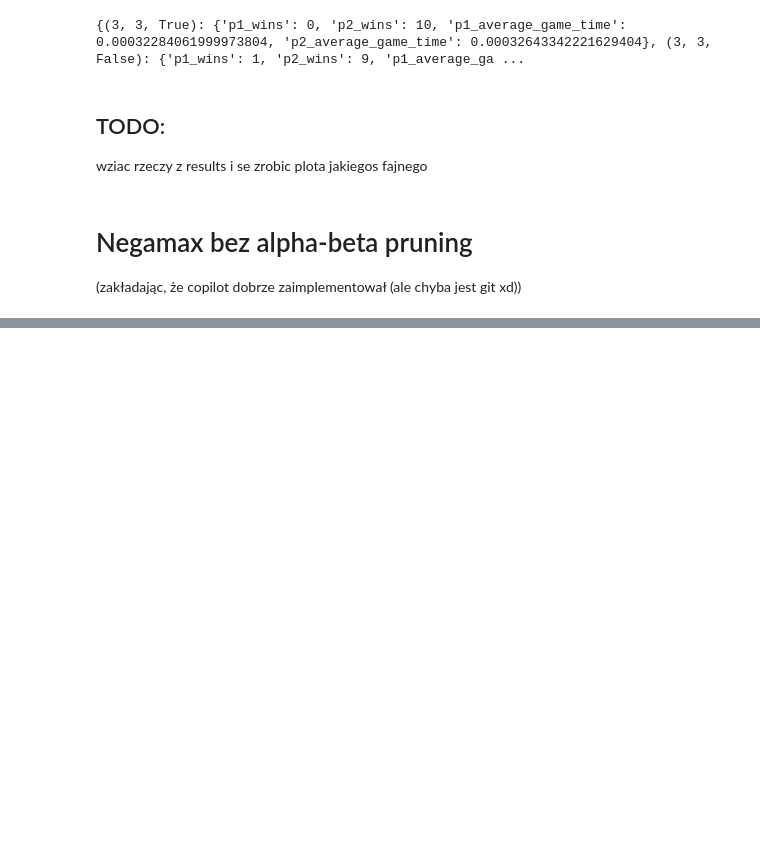
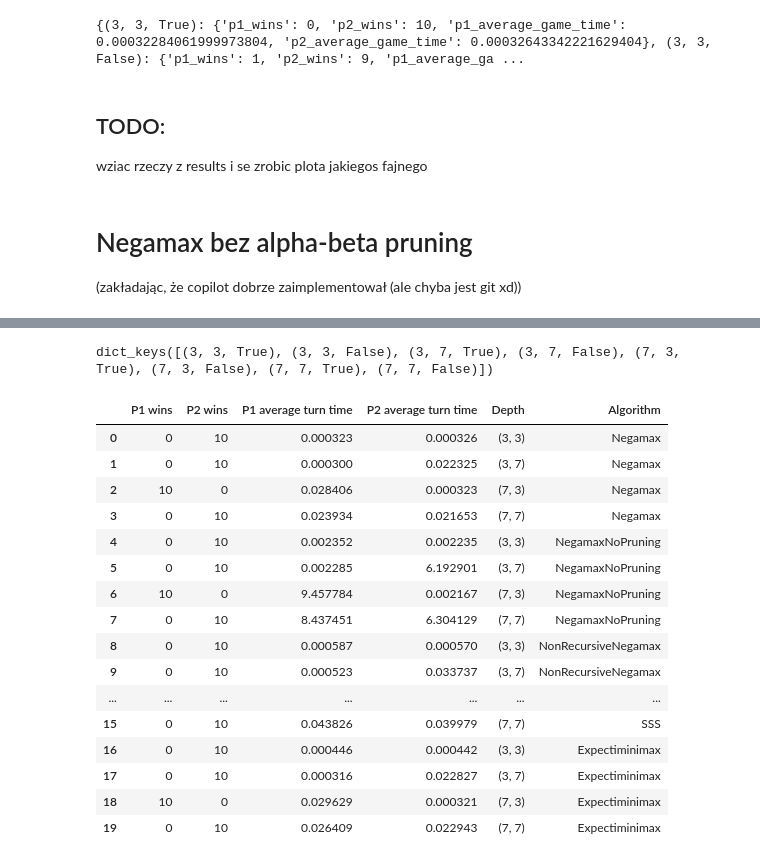
Before and after one commit to Eniterusx/inteligencja-obliczeniowa, a Jupyter notebook: lab1/script.ipynb, the cells around one changed output, grey strips where cells are left out. Cells and saved outputs as stored; diff of their text form; code cells hidden in the pictures; blank space fills up the shorter version.

```diff
--- a/lab1/script.ipynb
+++ b/lab1/script.ipynb
@@ -39,6 +40,8 @@ class Nim(TwoPlayerGame):
     def scoring(self): return 100 if self.win() else 0
 
     def ttentry(self): return tuple(self.piles) #optional, speeds up AI
+
+    def ttrestore(self, entry): self.piles = list(entry)
 # %% [markdown]
 # Negamax
 # %%
@@ -135,0 +274,64 @@ print(results)
+# %%
+# read txt, it contains a dict, assign it to a variable
+with open("results/Negamax.txt", "r") as file:
+    negamax_results = eval(file.read())
+with open("results/NegamaxNoPruning.txt", "r") as file:
+    negamax_no_pruning_results = eval(file.read())
+with open("results/NonRecursiveNegamax.txt", "r") as file:
+    non_recursive_negamax_results = eval(file.read())
+with open("results/SSS.txt", "r") as file:
+    sss_results = eval(file.read())
+with open("results/Expectiminimax.txt", "r") as file:
+    expectiminimax_results = eval(file.read())
+# %%
+negamax_results.keys()
+# %% [output]
+dict_keys([(3, 3, True), (3, 3, False), (3, 7, True), (3, 7, False), (7, 3, True), (7, 3, False), (7, 7, True), (7, 7, False)])
+# %%
+def prepare_dataframe(results, det, algorithm_name):
+    # Only take keys with deterministic = det, also remove the deterministic key
+    results = {k: v for k, v in results.items() if k[2] == det}
+    results = {k[:2]: v for k, v in results.items()}
+
+    # Convert to dataframes
+    df = pd.DataFrame(results)
+    # Swap rows with columns
+    df = df.transpose()
+    # Change column names
+    df.columns = ["P1 wins", "P2 wins", "P1 average turn time", "P2 average turn time"]
+    # Add column for the depth
+    df["Depth"] = df.index
+    # Convert float to int
+    df["P1 wins"] = df["P1 wins"].astype(int)
+    df["P2 wins"] = df["P2 wins"].astype(int)
+    # Add column for the algorithm name
+    df["Algorithm"] = algorithm_name
+    return df
+# %%
+# Append all deterministic dataframes together
+df_deterministic = pd.concat([prepare_dataframe(negamax_results, True, "Negamax"),
+                prepare_dataframe(negamax_no_pruning_results, True, "NegamaxNoPruning"),
+                prepare_dataframe(non_recursive_negamax_results, True, "NonRecursiveNegamax"),
+                prepare_dataframe(sss_results, True, "SSS"),
+                prepare_dataframe(expectiminimax_results, True, "Expectiminimax")])
+
+df_deterministic.reset_index(drop=True, inplace=True)
+df_deterministic
+# %% [output]
+|  | P1 wins | P2 wins | P1 average turn time | P2 average turn time | Depth | Algorithm |
+| 0 | 0 | 10 | 0.000323 | 0.000326 | (3, 3) | Negamax |
+| 1 | 0 | 10 | 0.000300 | 0.022325 | (3, 7) | Negamax |
+| 2 | 10 | 0 | 0.028406 | 0.000323 | (7, 3) | Negamax |
+| 3 | 0 | 10 | 0.023934 | 0.021653 | (7, 7) | Negamax |
+| 4 | 0 | 10 | 0.002352 | 0.002235 | (3, 3) | NegamaxNoPruning |
+| 5 | 0 | 10 | 0.002285 | 6.192901 | (3, 7) | NegamaxNoPruning |
+| 6 | 10 | 0 | 9.457784 | 0.002167 | (7, 3) | NegamaxNoPruning |
+| 7 | 0 | 10 | 8.437451 | 6.304129 | (7, 7) | NegamaxNoPruning |
+| 8 | 0 | 10 | 0.000587 | 0.000570 | (3, 3) | NonRecursiveNegamax |
+| 9 | 0 | 10 | 0.000523 | 0.033737 | (3, 7) | NonRecursiveNegamax |
+| ... | ... | ... | ... | ... | ... | ... |
+| 15 | 0 | 10 | 0.043826 | 0.039979 | (7, 7) | SSS |
+| 16 | 0 | 10 | 0.000446 | 0.000442 | (3, 3) | Expectiminimax |
+| 17 | 0 | 10 | 0.000316 | 0.022827 | (3, 7) | Expectiminimax |
+| 18 | 10 | 0 | 0.029629 | 0.000321 | (7, 3) | Expectiminimax |
+| 19 | 0 | 10 | 0.026409 | 0.022943 | (7, 7) | Expectiminimax |
```
Also changed, not shown: parts of 10 cells of this notebook, 13 other files.
